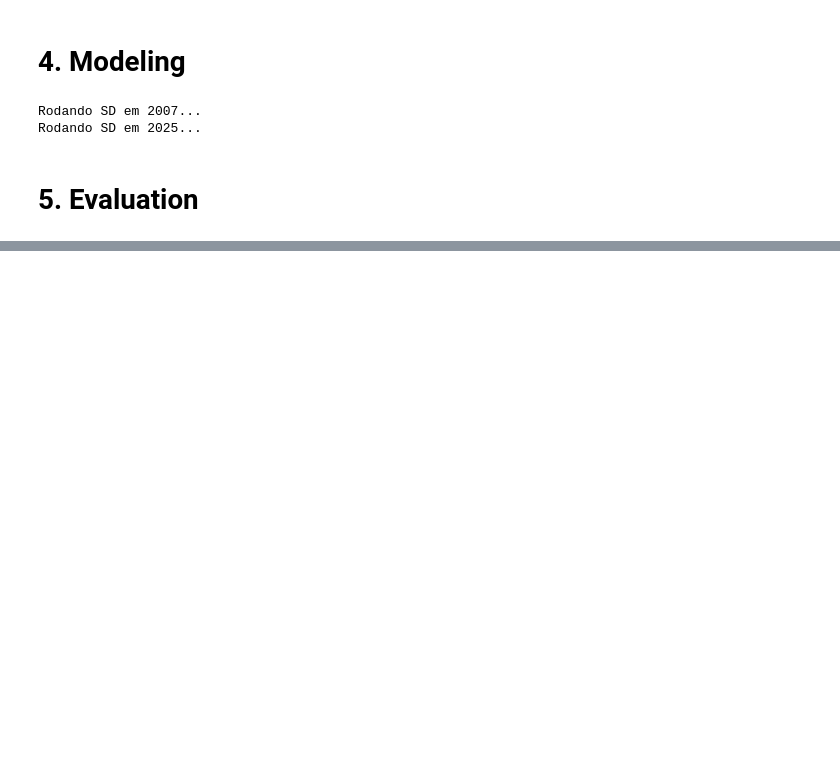
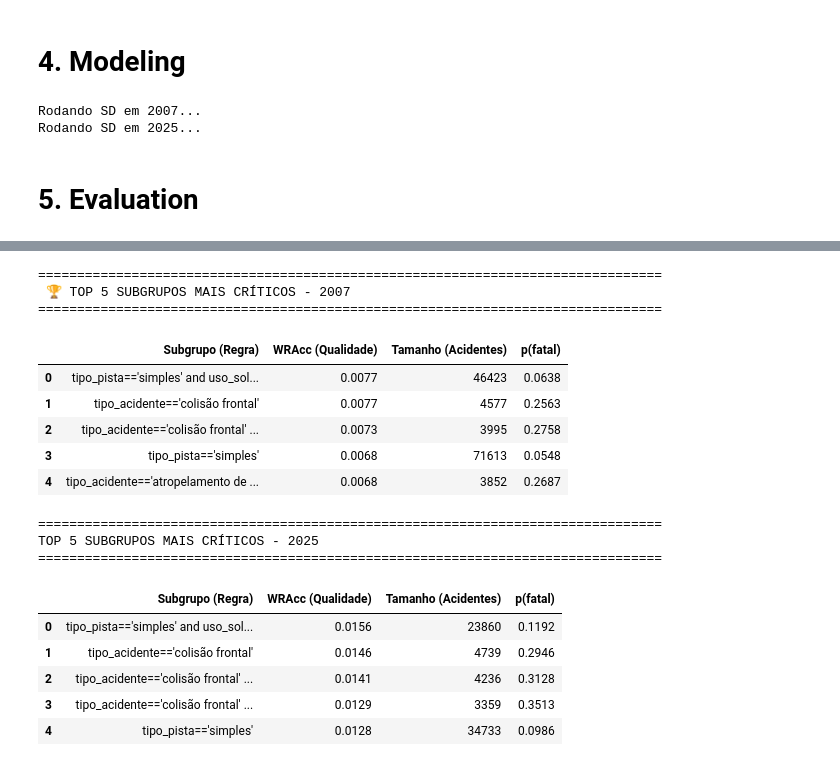
Before and after one commit to HectorSoares/tp_ad, a Jupyter notebook: main.ipynb, the cells around one changed output, grey strips where cells are left out. Drawn from its saved outputs; the diff is of its cells as text; code cells hidden in the pictures; blank space fills up the shorter version.

```diff
--- a/main.ipynb
+++ b/main.ipynb
@@ -469,9 +547,26 @@ print(sep)
 res07['ano'] = 2007
 res25['ano'] = 2025
 comparativo = pd.concat([res07, res25], ignore_index=True)
-comparativo.to_csv("subgrupos_comparativo.csv", index=False)
+comparativo.to_csv("subgrupos_comparativo_bruto.csv", index=False)
 
-print("\nTop 5 subgrupos 2007:")
-print(res07[['subgroup', 'quality', 'size_sg', 'target_share_sg']].head())
-print("\nTop 5 subgrupos 2025:")
-print(res25[['subgroup', 'quality', 'size_sg', 'target_share_sg']].head())
+colunas_display = {
+    'subgroup': 'Subgrupo (Regra)',
+    'quality': 'WRAcc (Qualidade)',
+    'size_sg': 'Tamanho (Acidentes)',
+    'target_share_sg': 'p(fatal)'
+}
+
+def formatar_top_k(df, k=5):
+    """Pega os top K resultados, limpa o texto e formata os números"""
+    df_top = df.head(k).copy()
+    df_top['subgroup'] = df_top['subgroup'].apply(lambda x: str(x).strip().lower())
+    df_top = df_top[list(colunas_display.keys())].rename(columns=colunas_display)
+
+    df_top['WRAcc (Qualidade)'] = df_top['WRAcc (Qualidade)'].round(4)
+    df_top['p(fatal)'] = df_top['p(fatal)'].round(4)
+
+    return df_top
+
+# Cria as tabelas formatadas
+top5_07_formatado = formatar_top_k(res07)
+top5_25_formatado = formatar_top_k(res25)
@@ -495,0 +573,36 @@ Top 5 subgrupos 2007:
+# %%
+print("=" * 80)
+print(" 🏆 TOP 5 SUBGRUPOS MAIS CRÍTICOS - 2007")
+print("=" * 80)
+try:
+    display(top5_07_formatado)
+except NameError:
+    print(top5_07_formatado.to_string(index=False))
+
+print("\n")
+print("=" * 80)
+print("TOP 5 SUBGRUPOS MAIS CRÍTICOS - 2025")
+print("=" * 80)
+try:
+    display(top5_25_formatado)
+except NameError:
+    print(top5_25_formatado.to_string(index=False))
+# %% [output]
+================================================================================
+ 🏆 TOP 5 SUBGRUPOS MAIS CRÍTICOS - 2007
+================================================================================
+|  | Subgrupo (Regra) | WRAcc (Qualidade) | Tamanho (Acidentes) | p(fatal) |
+| 0 | tipo_pista=='simples' and uso_sol... | 0.0077 | 46423 | 0.0638 |
+| 1 | tipo_acidente=='colisão frontal' | 0.0077 | 4577 | 0.2563 |
+| 2 | tipo_acidente=='colisão frontal' ... | 0.0073 | 3995 | 0.2758 |
+| 3 | tipo_pista=='simples' | 0.0068 | 71613 | 0.0548 |
+| 4 | tipo_acidente=='atropelamento de ... | 0.0068 | 3852 | 0.2687 |
+================================================================================
+TOP 5 SUBGRUPOS MAIS CRÍTICOS - 2025
+================================================================================
+|  | Subgrupo (Regra) | WRAcc (Qualidade) | Tamanho (Acidentes) | p(fatal) |
+| 0 | tipo_pista=='simples' and uso_sol... | 0.0156 | 23860 | 0.1192 |
+| 1 | tipo_acidente=='colisão frontal' | 0.0146 | 4739 | 0.2946 |
+| 2 | tipo_acidente=='colisão frontal' ... | 0.0141 | 4236 | 0.3128 |
+| 3 | tipo_acidente=='colisão frontal' ... | 0.0129 | 3359 | 0.3513 |
+| 4 | tipo_pista=='simples' | 0.0128 | 34733 | 0.0986 |
```
Also changed, not shown: parts of 16 cells of this notebook.
